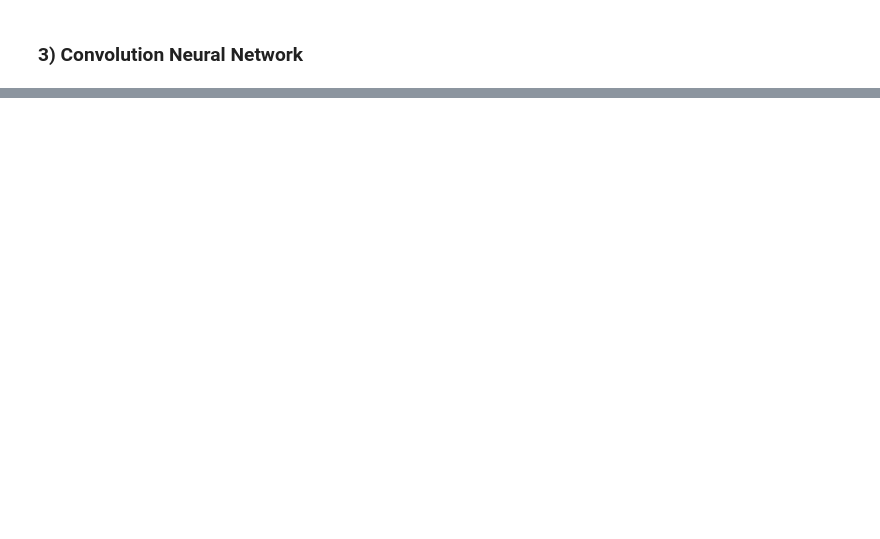
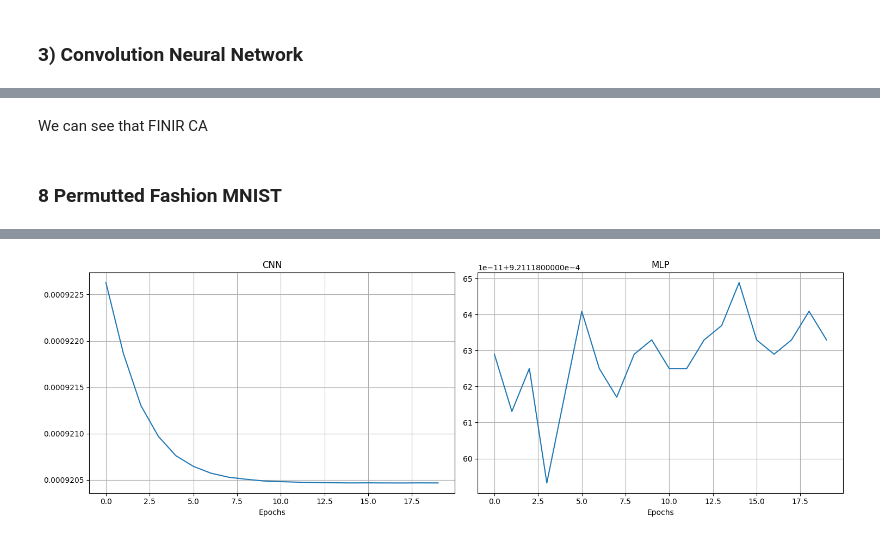
Before and after one commit to jsilveira1409/EE-411-Fundamentals-of-inference-and-learning, a Jupyter notebook: TP3/TP3.ipynb, the cells around one changed output, grey strips where cells are left out. Drawn from its saved outputs; the diff is of its cells as text; code cells hidden in the pictures; blank space fills up the shorter version.

```diff
--- a/TP3/TP3.ipynb
+++ b/TP3/TP3.ipynb
@@ -373,0 +410,10 @@ Epoch 1 loss: 0.00012914643536011378
+# %%
+cnn = CNN().to(DEVICE)
+# create optimizers
+SGD_optimizer = torch.optim.SGD(cnn.parameters(), lr=0.01)
+SGD_momentum_optimizer = torch.optim.SGD(cnn.parameters(), lr=0.01, momentum=0.9, nesterov=True)
+Adam_optimizer = torch.optim.Adam(cnn.parameters(), lr=0.01)
+Adam2_optimizer = torch.optim.Adam(cnn.parameters(), lr=1)
+
+# sanity check
+predict(cnn, test_dataloader, DEVICE)
@@ -373,0 +489,63 @@ Epoch 1 loss: 0.00012914643536011378
+# %% [markdown]
+We can see that FINIR CA
+# %% [markdown]
+### 8 Permutted Fashion MNIST
+# %%
+class RandomPermutation(object):
+    def __init__(self, num_features):
+        self.num_features = num_features
+        self.reindex = torch.randperm(num_features)
+    def __call__(self, img):
+        assert self.num_features == img.numel()
+        orig_shape = img.shape
+        img = img.view(-1)[self.reindex].view(orig_shape)
+        return img
+
+
+rand_train_dataset = torchvision.datasets.MNIST(
+    root='./data/',
+    train=True,
+    download=True,
+    transform=RandomPermutation(28*28)
+    )
+
+rand_test_dataset = torchvision.datasets.MNIST(
+    root='./data/',
+    train=False,
+    download=True,
+    transform=RandomPermutation(28*28)
+)
+
+rand_train_dataloader = torch.utils.data.DataLoader(
+    dataset=train_dataset,
+    batch_size=BATCH_SIZE,
+    shuffle=True,
+    num_workers=2
+    )
+
+rand_test_dataloader = torch.utils.data.DataLoader(
+    dataset=test_dataset,
+    batch_size=TEST_BATCH_SIZE,
+    shuffle=False,
+    num_workers=2
+    )
+# CNN with random permutation
+print("Training the CNN model with random permutation")
+SGD_rand_cnn = fit(cnn, train_dataloader, SGD_momentum_optimizer, num_epochs, DEVICE)
+# MLP with random permutation
+print("Training the MLP model with random permutation")
+SGD_rand_mlp = fit(model, train_dataloader, SGD_momentum_optimizer, num_epochs, DEVICE)
+
+# plot the losses on 2 different graphs
+fig,ax = plt.subplots(1,2, figsize=(15,5))
+ax[0].plot(SGD_rand_cnn)
+ax[0].set_title("CNN")
+ax[0].grid()
+ax[0].set_xlabel("Epochs")
+ax[1].plot(SGD_rand_mlp)
+ax[1].set_title("MLP")
+ax[1].grid()
+ax[1].set_xlabel("Epochs")
+plt.tight_layout()
+plt.show()
+# %% [output]
@@ -373,0 +569 @@ Epoch 1 loss: 0.00012914643536011378
+[figure, added]
```
Also changed, not shown: parts of 22 cells of this notebook.
